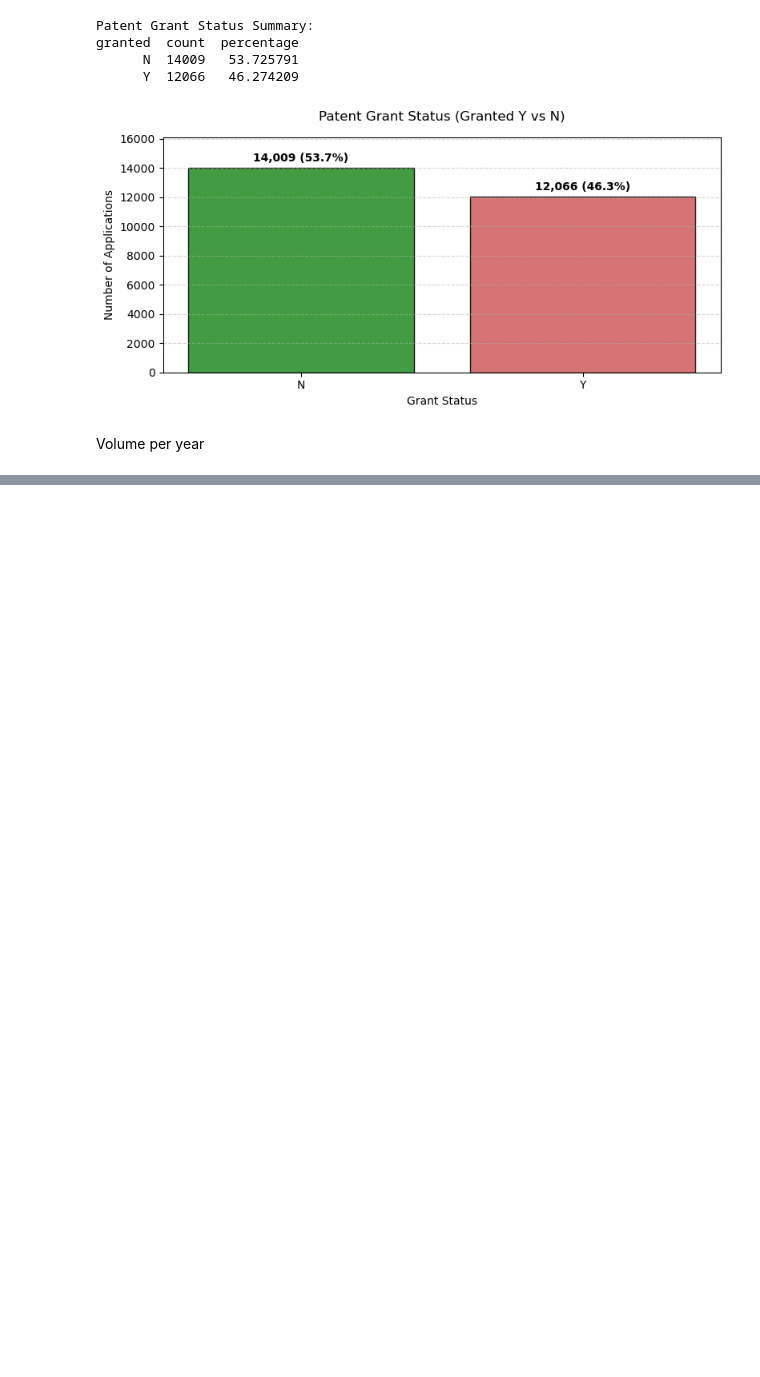
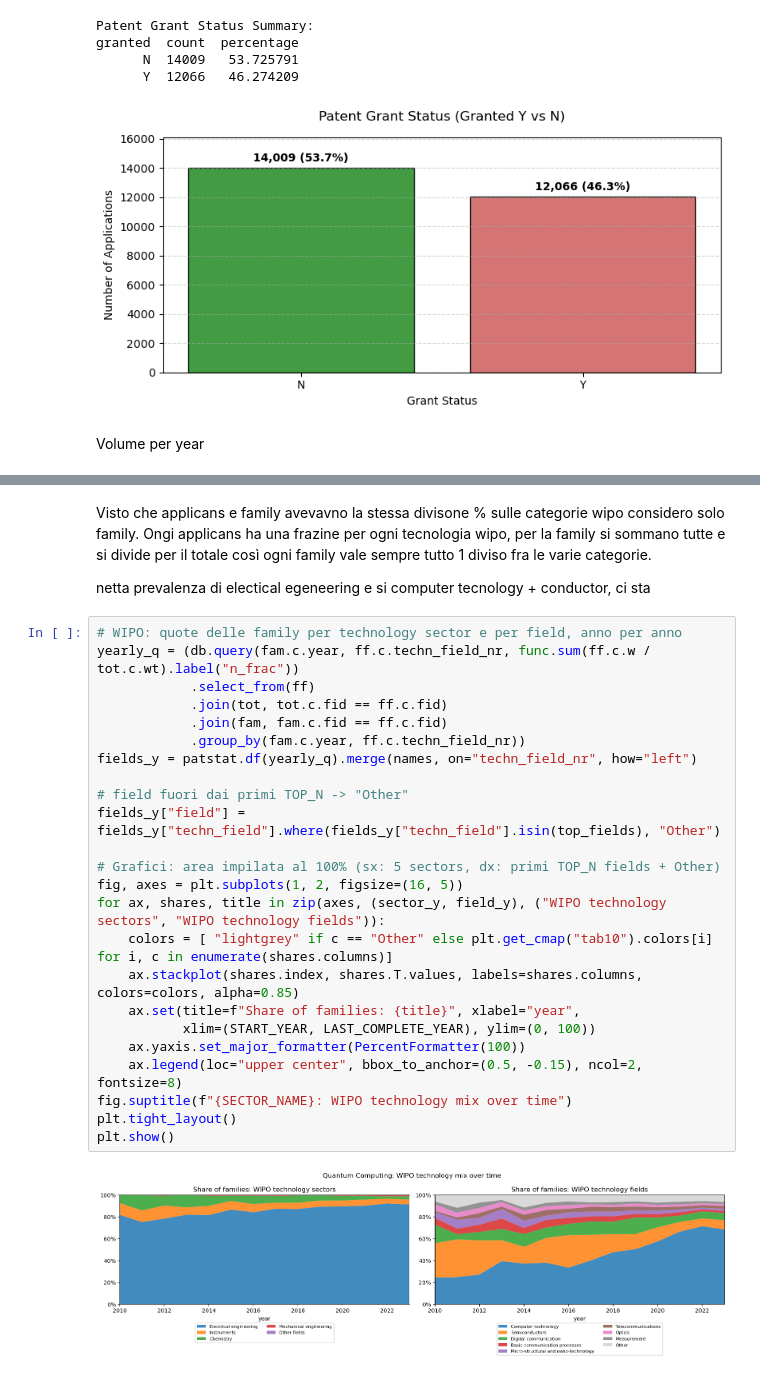
Before and after one commit to LudovicaIvaldi/Group15_innovation, a Jupyter notebook: step1.ipynb, the cells around one changed output, grey strips where cells are left out. Drawn from its saved outputs; the diff is of its cells as text; blank space fills up the shorter version.

```diff
--- a/step1.ipynb
+++ b/step1.ipynb
@@ -299,0 +589,30 @@ Volume per year
+# %% [markdown]
+Visto che applicans e family avevavno la stessa divisone % sulle categorie wipo considero solo family. Ongi applicans ha una frazine per ogni tecnologia wipo, per la family si sommano tutte e si divide per il totale così ogni family vale sempre tutto 1 diviso fra le varie categorie.
+
+netta prevalenza di electical egeneering e si computer tecnology + conductor, ci sta
+# %%
+# WIPO: quote delle family per technology sector e per field, anno per anno
+yearly_q = (db.query(fam.c.year, ff.c.techn_field_nr, func.sum(ff.c.w / tot.c.wt).label("n_frac"))
+            .select_from(ff)
+            .join(tot, tot.c.fid == ff.c.fid)
+            .join(fam, fam.c.fid == ff.c.fid)
+            .group_by(fam.c.year, ff.c.techn_field_nr))
+fields_y = patstat.df(yearly_q).merge(names, on="techn_field_nr", how="left")
+
+# field fuori dai primi TOP_N -> "Other"
+fields_y["field"] = fields_y["techn_field"].where(fields_y["techn_field"].isin(top_fields), "Other")
+
+# Grafici: area impilata al 100% (sx: 5 sectors, dx: primi TOP_N fields + Other)
+fig, axes = plt.subplots(1, 2, figsize=(16, 5))
+for ax, shares, title in zip(axes, (sector_y, field_y), ("WIPO technology sectors", "WIPO technology fields")):
+    colors = [ "lightgrey" if c == "Other" else plt.get_cmap("tab10").colors[i] for i, c in enumerate(shares.columns)]
+    ax.stackplot(shares.index, shares.T.values, labels=shares.columns, colors=colors, alpha=0.85)
+    ax.set(title=f"Share of families: {title}", xlabel="year",
+           xlim=(START_YEAR, LAST_COMPLETE_YEAR), ylim=(0, 100))
+    ax.yaxis.set_major_formatter(PercentFormatter(100))
+    ax.legend(loc="upper center", bbox_to_anchor=(0.5, -0.15), ncol=2, fontsize=8)
+fig.suptitle(f"{SECTOR_NAME}: WIPO technology mix over time")
+plt.tight_layout()
+plt.show()
+# %% [output]
+[figure, added]
```
Also changed, not shown: parts of 11 cells of this notebook.
